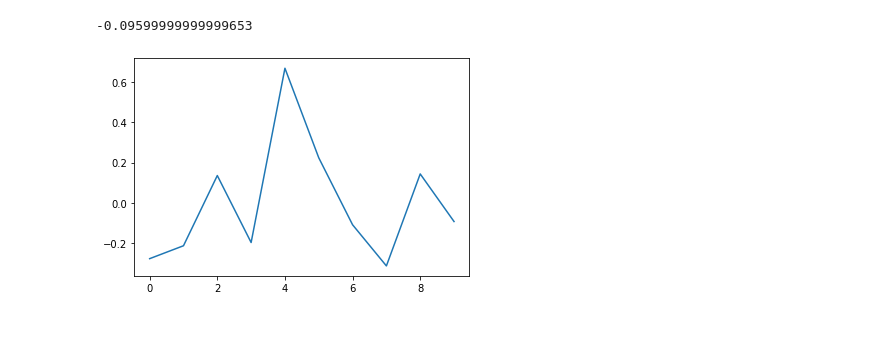
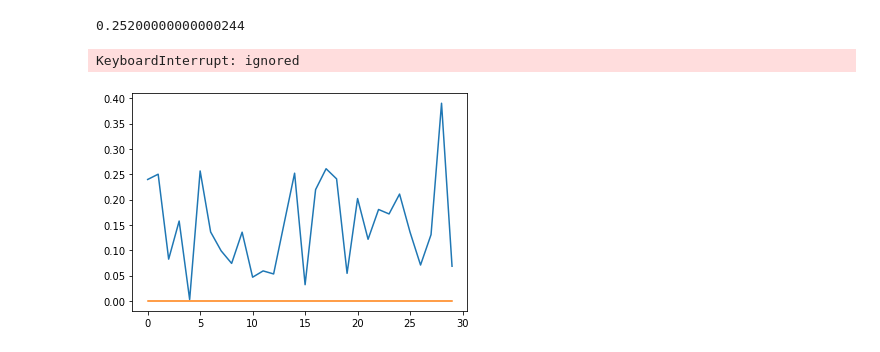
Before and after one commit to strangehood/Qhack_FPPQT, a Jupyter notebook: SOLVER.ipynb, the cells around one changed output. Saved outputs shown, nothing was run; the diff lists cells and outputs as text; code cells hidden in the pictures.

```diff
--- a/SOLVER.ipynb
+++ b/SOLVER.ipynb
@@ -108,19 +108,30 @@ def GapCalc(LatticeNumber, LayersNumber, Field, j1_k_j2 = 1, StepsNumber = 10, e
     paramsII -= eps * (qml.grad(VQEII)(paramsII) + 2 * n_wires * (qml.grad(penaltyI)(paramsI, paramsII) + qml.grad(penaltyI)(paramsI, paramsII)))
   energyII = VQEII(paramsII)
 
-  return energyII - energyI
+  return abs(energyII - energyI)
 
 print(GapCalc(LatticeNumber = 2,LayersNumber = 5,Field = 10))
 # %% [output]
--0.09599999999999653
+0.25200000000000244
 # %%
 import matplotlib.pyplot as plt
 
 a = []
 N = 10
 for i in range(N):
-  a.append(GapCalc(LatticeNumber = 2,LayersNumber = 5,Field = 10*(1 - i/N)))
-plt.plot(range(N), a)
+  a.append(GapCalc(LatticeNumber = 2,LayersNumber = 5,Field = 10*(1 - i/N), j1_k_j2 = 1))
+plt.plot(range(N), a, np.zeros(N))
 plt.show()
 # %% [output]
-[figure, removed]
+KeyboardInterrupt: ignored
+# %%
+import matplotlib.pyplot as plt
+
+b = []
+N = 30
+for i in range(N):
+  b.append(GapCalc(LatticeNumber = 2,LayersNumber = 5,Field = 10*(1 - i/N), j1_k_j2 = 0.3))
+plt.plot(range(N), b, np.zeros(N))
+plt.show()
+# %% [output]
+[figure, added]
```
Also changed, not shown: parts of 1 cell of this notebook.
